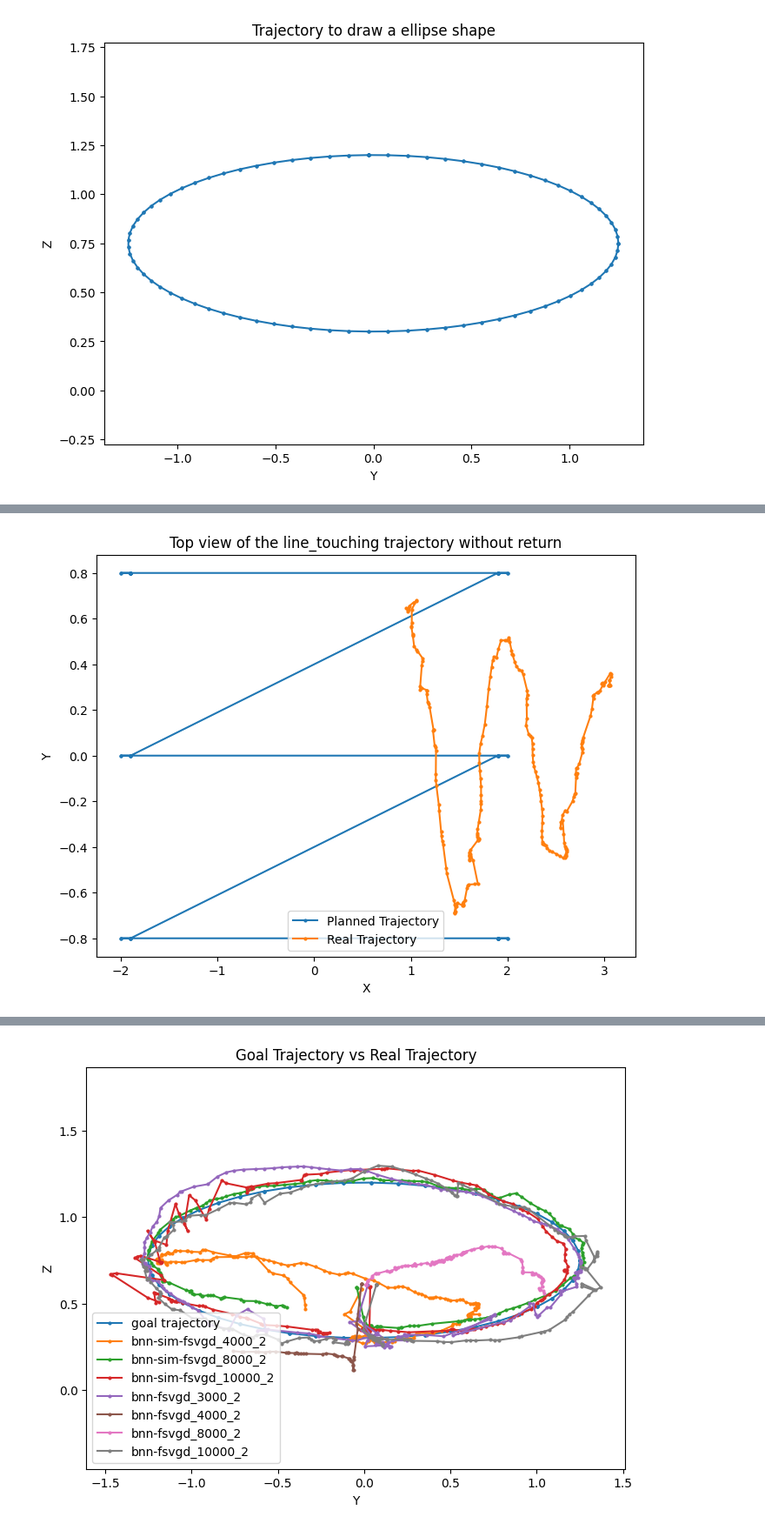
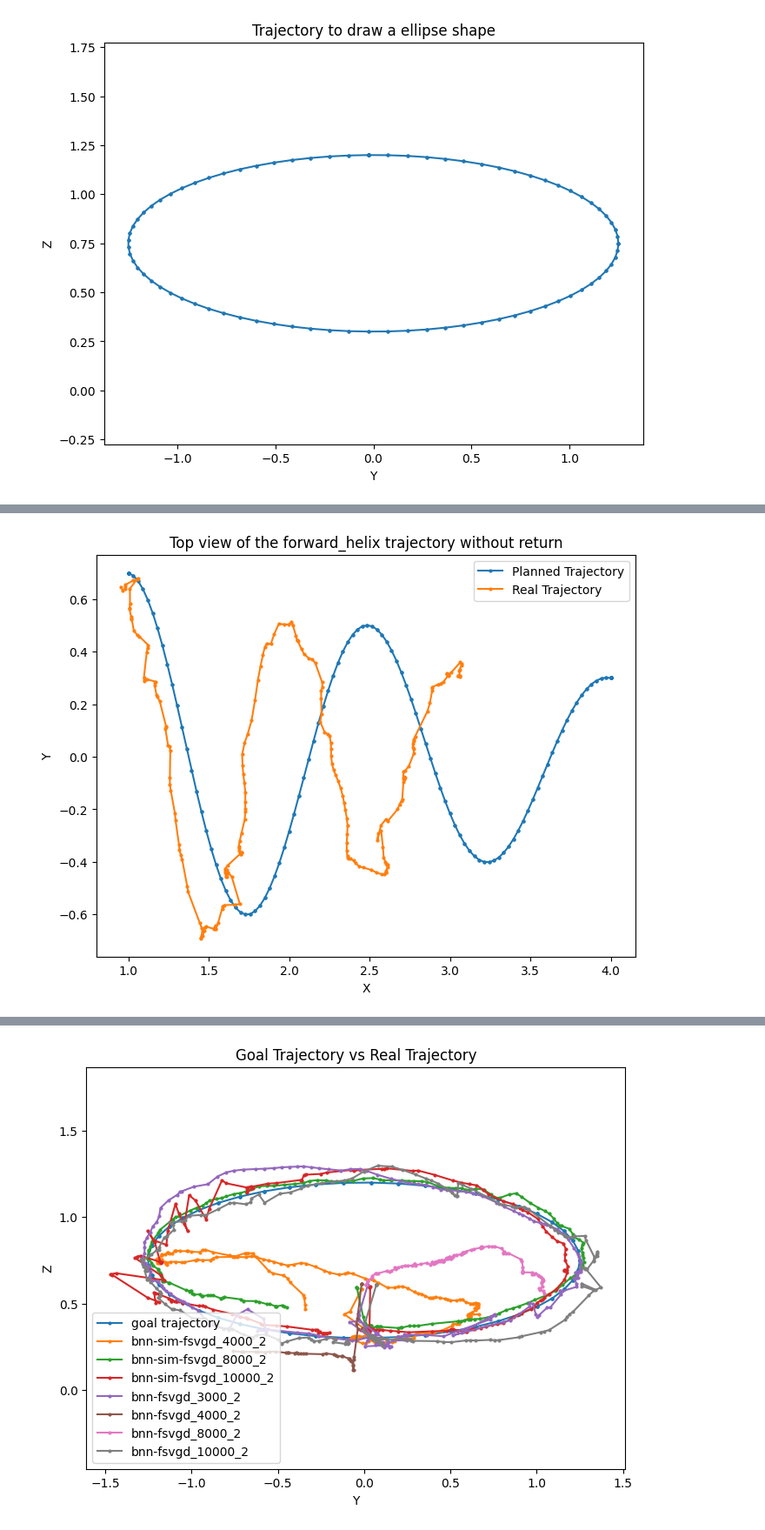
Before and after one commit to benjirer/active-learning-dynamics, a Jupyter notebook: goal_gen.ipynb, the cells around one changed output, grey strips where cells are left out. Shown at 87% size. Saved outputs shown, nothing was run; the diff lists cells and outputs as text; code cells hidden in the pictures.

```diff
--- a/goal_gen.ipynb
+++ b/goal_gen.ipynb
@@ -123,34 +123,45 @@ import pickle
 from mpl_toolkits.mplot3d import Axes3D
 from scipy import signal
 
+def generate_slalom():
+    """Generates a slalom trajectory with parameters set inside the function."""
+    num_points = 100
+    x_min, x_max = 1.0, 4.0
+    z_min, z_max = 0.4, 0.8
+    num_oscillations = 3
+    y_amplitude = 0.3
 
-def generate_slalom(num_points, x_min, x_max, z_min, z_max):
-    """Generates a slalom trajectory."""
     t = np.linspace(0, 4 * np.pi, num_points)
     x = np.linspace(x_min, x_max, num_points)
-    num_oscillations = 3
-    y_amplitude = 0.3
     y = y_amplitude * np.sin(num_oscillations * t)
     z = np.linspace(z_min, z_max, num_points)
     return x, y, z
 
 
-def generate_zigzag(num_points, x_min, x_max, z_min, z_max):
-    """Generates a zigzag trajectory."""
+def generate_zigzag():
+    """Generates a zigzag trajectory with parameters set inside the function."""
+    num_points = 100
+    x_min, x_max = 1.0, 4.0
+    z_min, z_max = 0.4, 0.8
+    num_zigs = 5
+    y_amplitude = 1.0
+
     t = np.linspace(0, 4 * np.pi, num_points)
     x = np.linspace(x_min, x_max, num_points)
-    num_zigs = 5
-    y_amplitude = 1.0
     y = y_amplitude * signal.sawtooth(num_zigs * t, 0.5)
     z = np.linspace(z_min, z_max, num_points)
     return x, y, z
 
 
-def generate_helix(num_points, x_min, x_max, z_min, z_max):
-    """Generates a conical helix trajectory."""
+def generate_helix():
+    """Generates a conical helix trajectory with parameters set inside the function."""
+    num_points = 100
+    x_min, x_max = 1.0, 4.0
+    z_min, z_max = 0.4, 0.8
     helix_radius_start = 0.5
     helix_radius_end = 0.1
     helix_turns = 3
+
     theta = np.linspace(0, helix_turns * 2 * np.pi, num_points)
     z = np.linspace(z_min, z_max, num_points)
     radius = np.linspace(helix_radius_start, helix_radius_end, num_points)
@@ -161,11 +172,15 @@ def generate_helix(num_points, x_min, x_max, z_min, z_max):
     return x, y, z
 
 
-def generate_forward_helix(num_points, x_min, x_max, z_min, z_max):
-    """Generates a forward helix trajectory with decreasing radius along x."""
+def generate_forward_helix():
+    """Generates a forward helix trajectory with parameters set inside the function."""
+    num_points = 100
+    x_min, x_max = 1.0, 4.0
+    z_min, z_max = 0.4, 0.8
     helix_radius_start = 0.7
     helix_radius_end = 0.3
     helix_turns = 2
+
     x = np.linspace(x_min, x_max, num_points)
     theta = np.linspace(0, helix_turns * 2 * np.pi, num_points)
     radius = np.linspace(helix_radius_start, helix_radius_end, num_points)
@@ -176,15 +191,18 @@ def generate_forward_helix(num_points, x_min, x_max, z_min, z_max):
     return x, y, z
 
 
-
-def generate_line_touching(x_min, x_max, z_min, z_max, num_touches=3):
+def generate_line_touching():
     """
-    Generates the specified trajectory with inclined movements and direct transitions between y positions.
+    Generates the specified trajectory with parameters set inside the function.
+    This includes inclined movements and direct transitions between y positions.
     """
+    num_touches = 3
+    x_min, x_max = 1.0, 4.0
+    z_min, z_max = 0.4, 0.8
     y_min, y_max = -0.8, 0.8  # Desired y range for touch points
-    y_positions = np.linspace(y_min, y_max, num_touches)
     delta_x = 0.1  # Adjust this value for the incline
 
+    y_positions = np.linspace(y_min, y_max, num_touches)
     x_list, y_list, z_list = [], [], []
 
     for i in range(num_touches):
@@ -228,7 +246,6 @@ def generate_line_touching(x_min, x_max, z_min, z_max, num_touches=3):
     z = np.array(z_list)
 
     return x, y, z
-
 
 
 def normalize_and_scale(data, desired_range):
@@ -308,43 +325,40 @@ def plot_2d_top_view(x, y, observations=None, reverse_trajectory=False, shape_ty
     plt.show()
 
 
-# Parameters
-shape_type = "line_touching"  # Options: "slalom", "zigzag", "helix", "forward_helix", "line_touching"
-tag = "_v1"  # Tag to differentiate between different versions
+# Main parameters (only for final processing steps)
+shape_type = "forward_helix"  # Options: "slalom", "zigzag", "helix", "forward_helix", "line_touching"
+tag = "_v2"  # Tag to differentiate between different versions
 reverse_trajectory = False
 save_trajectory = True
-num_points = 100
-x_min, x_max = -2.0, 2.0
-z_min, z_max = 0.4, 1.0
 repeat_first_point_times = 10
 repeat_last_point_times = 10
 repeat_times = 2
-num_touches = 3
 
-# Generate the trajectory
+# Generate the trajectory directly using the selected shape function
 if shape_type == "slalom":
-    x, y, z = generate_slalom(num_points, x_min, x_max, z_min, z_max)
+    x, y, z = generate_slalom()
 elif shape_type == "zigzag":
-    x, y, z = generate_zigzag(num_points, x_min, x_max, z_min, z_max)
+    x, y, z = generate_zigzag()
 elif shape_type == "helix":
-    x, y, z = generate_helix(num_points, x_min, x_max, z_min, z_max)
+    x, y, z = generate_helix()
 elif shape_type == "forward_helix":
-    x, y, z = generate_forward_helix(num_points, x_min, x_max, z_min, z_max)
+    x, y, z = generate_forward_helix()
 elif shape_type == "line_touching":
-    x, y, z = generate_line_touching(x_min, x_max, z_min, z_max, num_touches)
+    x, y, z = generate_line_touching()
 else:
     raise ValueError(f"Unknown shape_type: {shape_type}")
 
-# Verify lengths
 print(f"Initial lengths - x: {len(x)}, y: {len(y)}, z: {len(z)}")
 
 # Normalize z to desired range (if needed)
 z_scaled = z  # No need to normalize since we define z explicitly
 
-# For certain shapes, normalize x and y
+# For certain shapes, normalize x and y only if needed
 if shape_type not in ["helix", "forward_helix", "line_touching"]:
     y_scaled = normalize_and_scale(y, [-0.3, 0.3])
-    x_scaled = normalize_and_scale(x, [x_min, x_max])
+    # Keep x as is or normalize if desired:
+    # x_scaled = normalize_and_scale(x, [1.0, 4.0])  # if needed
+    x_scaled = x
 else:
     x_scaled = x
     y_scaled = y
@@ -354,7 +368,6 @@ x_scaled, y_scaled, z_scaled = add_pause_points(
     x_scaled, y_scaled, z_scaled, repeat_first_point_times, repeat_last_point_times
 )
 
-# Verify lengths after adding pause points
 print(f"After pause points - x: {len(x_scaled)}, y: {len(y_scaled)}, z: {len(z_scaled)}")
 
 # Repeat each point
@@ -362,7 +375,6 @@ x_repeated, y_repeated, z_repeated = repeat_each_point(
     x_scaled, y_scaled, z_scaled, repeat_times
 )
 
-# Verify lengths after repeating points
 print(f"After repeating points - x: {len(x_repeated)}, y: {len(y_repeated)}, z: {len(z_repeated)}")
 
 # Initialize total trajectory with forward path
@@ -374,7 +386,12 @@ z_total = z_repeated
 if reverse_trajectory:
     x_total, y_total, z_total = add_reverse_trajectory(x_total, y_total, z_total)
 
-# Load real robot trajectory (adjust the file path accordingly)
+# print max and mins for x,z,y
+print(f"x: max: {max(x_total)}, min: {min(x_total)}")
+print(f"y: max: {max(y_total)}, min: {min(y_total)}")
+print(f"z: max: {max(z_total)}, min: {min(z_total)}")
+
+# Load real robot trajectory (if available)
 observations = None
 try:
     file = "/home/bhoffman/Documents/MT FS24/active-learning-dynamics/shape_experiment_data/shape_tracing_new_data_v24/forward_helix_v0/test_shape_tracing_new_data_v24_bnn-sim-fsvgd_8000_137_forward_helix_v0_megxr1ty_v_v1/brax_transitions.pickle"
@@ -411 +431 @@ Plotting lengths - x: 76, y: 76, z: 76
-[figure, old version]
+[figure, new version]
```
Also changed, not shown: parts of 3 cells of this notebook, 53 other files.
